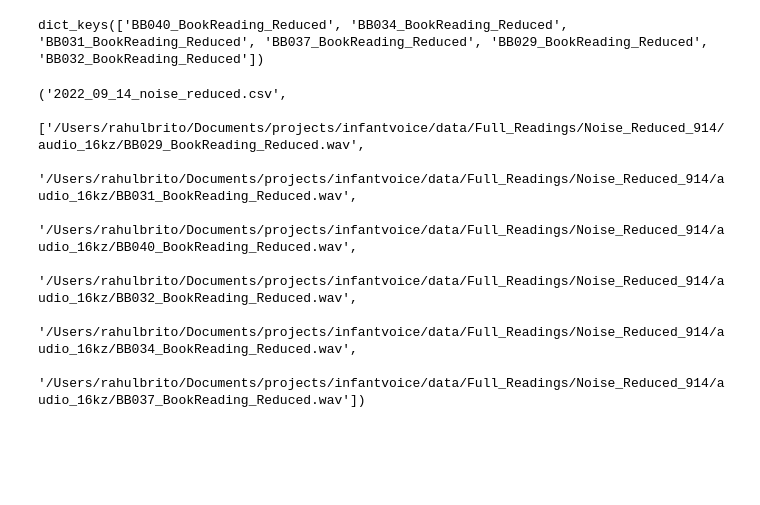
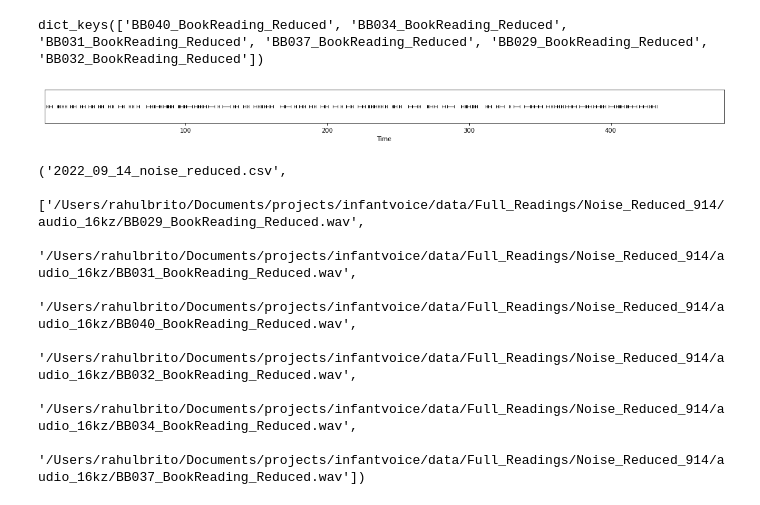
Before and after one commit to Rahul-Brito/infantvoice, a Jupyter notebook: scripts/Pyannote Embedder.ipynb, the cells around one changed output. Cells and saved outputs as stored; diff of their text form; code cells hidden in the pictures; blank space fills up the shorter version.

```diff
--- a/scripts/Pyannote Embedder.ipynb
+++ b/scripts/Pyannote Embedder.ipynb
@@ -179,6 +179,10 @@ for label, all_timelines in temp.items():
 diarized.keys()
 # %% [output]
 dict_keys(['BB040_BookReading_Reduced', 'BB034_BookReading_Reduced', 'BB031_BookReading_Reduced', 'BB037_BookReading_Reduced', 'BB029_BookReading_Reduced', 'BB032_BookReading_Reduced'])
+# %%
+diarized['BB037_BookReading_Reduced']
+# %% [output]
+[figure, added]
 # %%
 emb_dir = '/Users/rahulbrito/Documents/projects/infantvoice/data/embeddings'
 save_name = datetime.now().strftime('%Y_%m_%d') + '_noise_reduced.csv'
```
Also changed, not shown: parts of 5 cells of this notebook.
